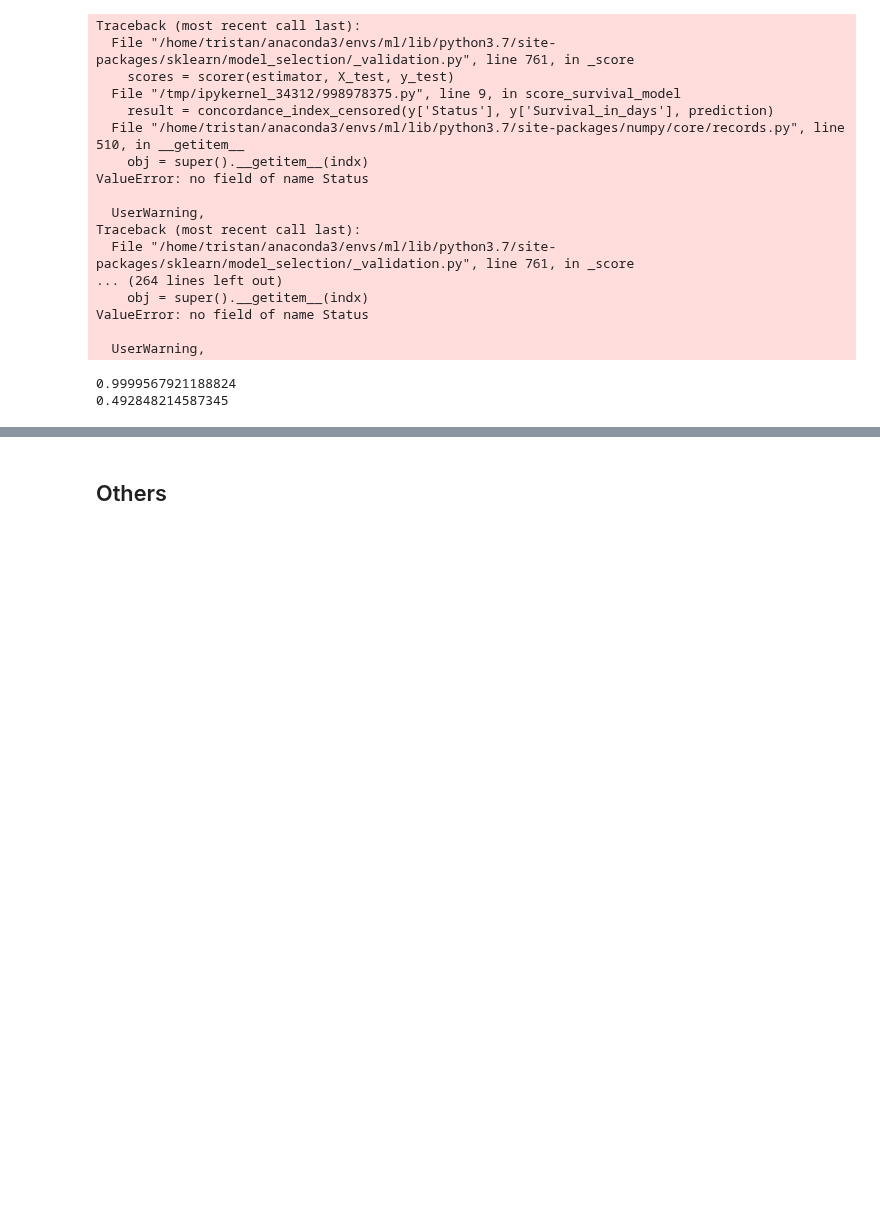
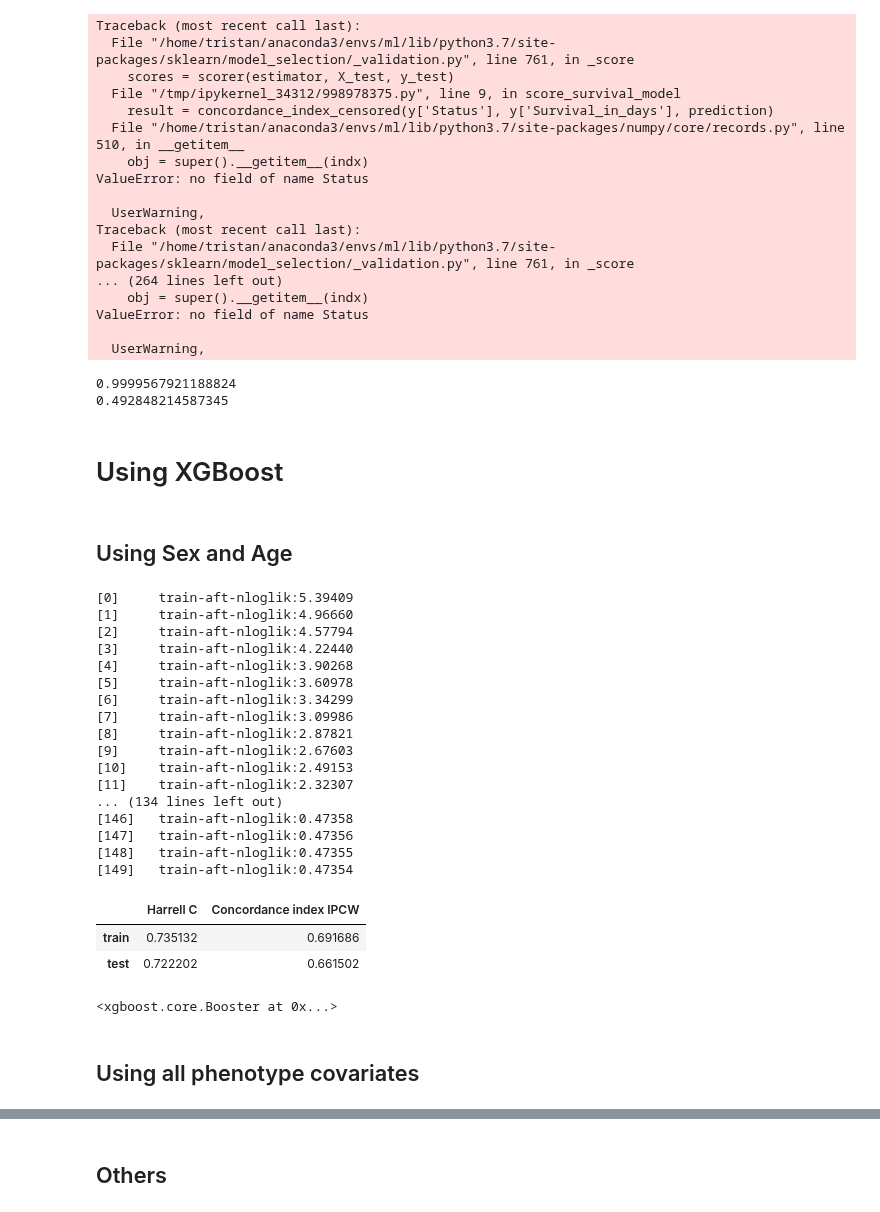
Before and after one commit to TristanFauvel/DreamHF, a Jupyter notebook: src/baseline.ipynb, the cells around one changed output, grey strips where cells are left out. Drawn from its saved outputs; the diff is of its cells as text; code cells hidden in the pictures; blank space fills up the shorter version.

```diff
--- a/src/baseline.ipynb
+++ b/src/baseline.ipynb
@@ -364,3 +364,67 @@ print(kssvm.score(X_test, y_test))
 # %% [output]
 0.9999567921188824
 0.492848214587345
+# %% [markdown]
+# Using XGBoost
+# %% [markdown]
+## Using Sex and Age
+# %%
+
+from preprocessing import XGboost_formatting
+from model_evaluation import evaluate_xgb_model
+import xgboost as xgb
+
+import importlib
+
+
+covariates = ['Sex', 'Age']
+
+X_train, X_test, y_train, y_test, test_sample_ids = prepare_train_test(pheno_df_train, pheno_df_test, covariates)
+
+#model = create_pipeline(model)
+#model.fit(X_train, y_train)
+#evaluate_model(model, X_train, X_test, y_train, y_test)
+
+def xgb_model(dtrain, dtest):
+    params = {
+            "objective": "survival:aft",
+            "eval_metric": "aft-nloglik",
+            "aft_loss_distribution": "normal",
+            "aft_loss_distribution_scale": 1.20,
+            "tree_method": "hist",
+            "learning_rate": 0.05,
+            "max_depth": 2,
+        }
+    bst = xgb.train(params, dtrain, num_boost_round=150, evals=[(dtrain, "train")])
+    return bst
+
+dtrain =XGboost_formatting(X_train, y_train)
+dtest =XGboost_formatting(X_test, y_test)
+
+
+bst = xgb_model(dtrain, dtest)
+# make prediction
+preds = bst.predict(dtest)
+
+evaluate_xgb_model(bst, dtrain, dtest, y_train, y_test)
+# %% [output]
+[0]     train-aft-nloglik:5.39409
+[1]     train-aft-nloglik:4.96660
+[2]     train-aft-nloglik:4.57794
+[3]     train-aft-nloglik:4.22440
+[4]     train-aft-nloglik:3.90268
+[5]     train-aft-nloglik:3.60978
+[6]     train-aft-nloglik:3.34299
+[7]     train-aft-nloglik:3.09986
+[8]     train-aft-nloglik:2.87821
+[9]     train-aft-nloglik:2.67603
+[10]    train-aft-nloglik:2.49153
+[11]    train-aft-nloglik:2.32307
+... (134 lines left out)
+[146]   train-aft-nloglik:0.47358
+[147]   train-aft-nloglik:0.47356
+[148]   train-aft-nloglik:0.47355
+[149]   train-aft-nloglik:0.47354
+|  | Harrell C | Concordance index IPCW |
+| train | 0.735132 | 0.691686 |
+| test | 0.722202 | 0.661502 |
@@ -366,0 +442,6 @@ print(kssvm.score(X_test, y_test))
+# %%
+bst
+# %% [output]
+<xgboost.core.Booster at 0x...>
+# %% [markdown]
+## Using all phenotype covariates
```
Also changed, not shown: parts of 22 cells of this notebook, 9 other files.
